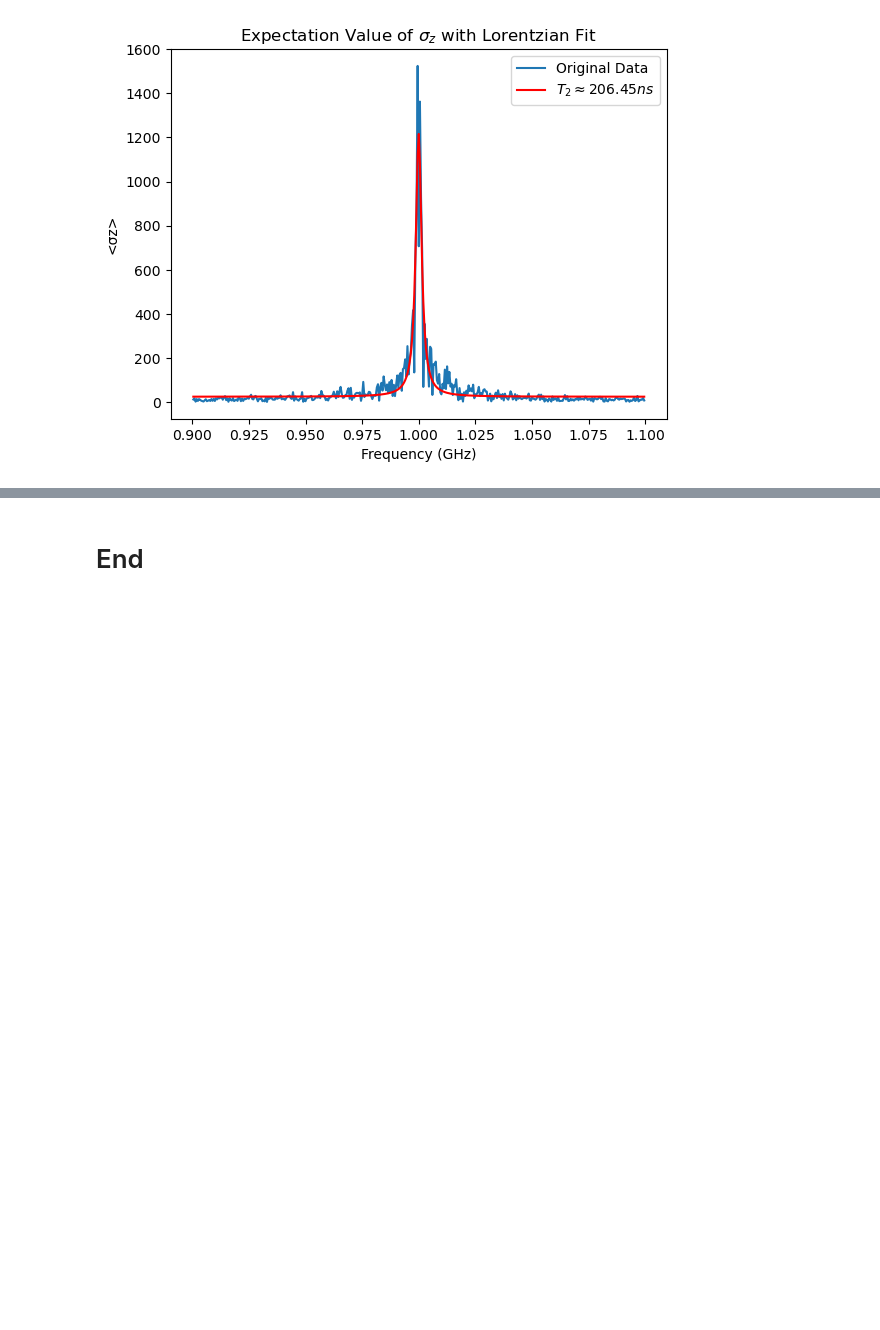
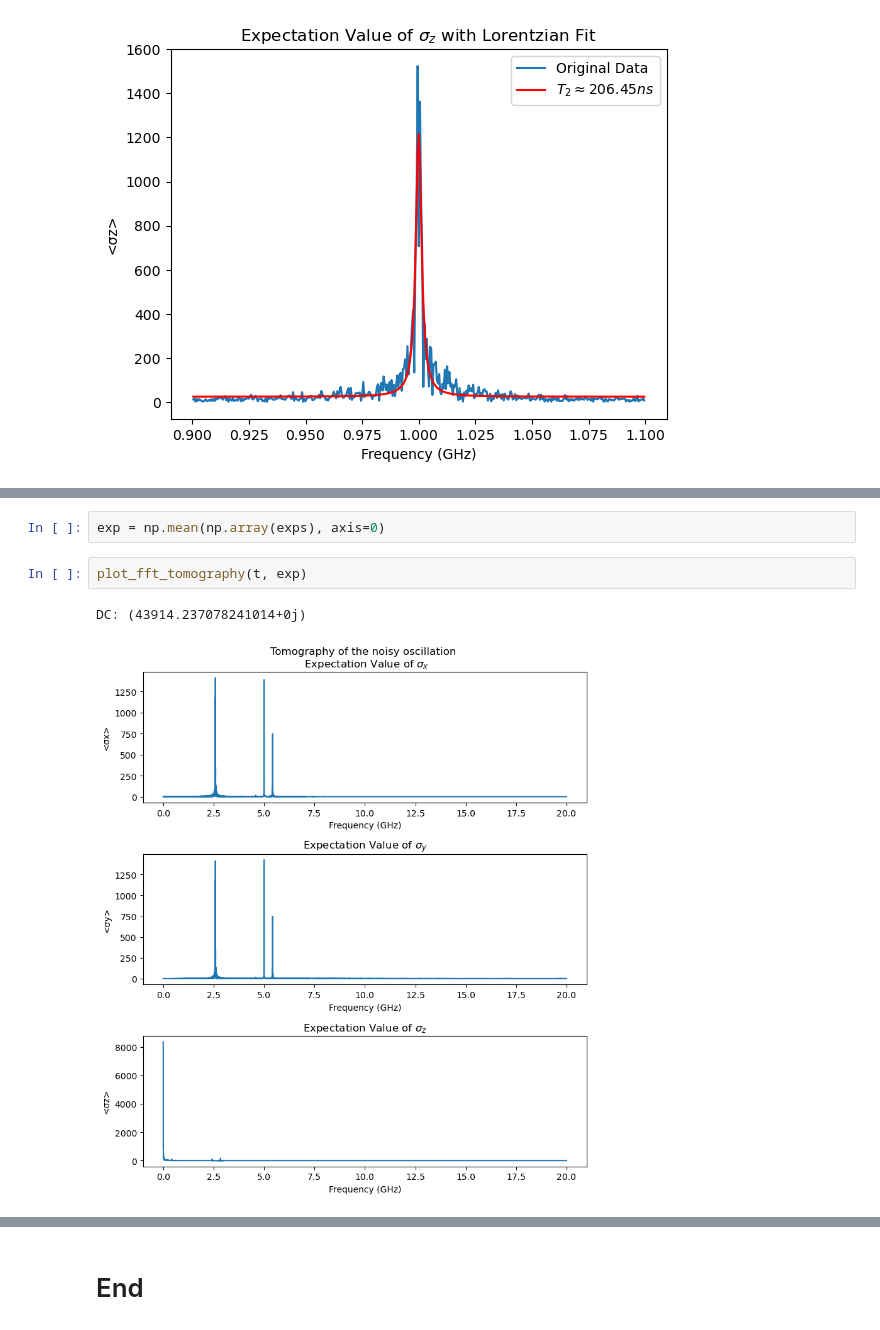
Before and after one commit to Danielgb23/superconducting_qubit_3, a Jupyter notebook: qubit_tls_white_noise.ipynb, the cells around one changed output, grey strips where cells are left out. Saved outputs shown, nothing was run; the diff lists cells and outputs as text; blank space fills up the shorter version.

```diff
--- a/qubit_tls_white_noise.ipynb
+++ b/qubit_tls_white_noise.ipynb
@@ -787,0 +887,7 @@ Fitted f0 1.00 GHz
+# %%
+exp = np.mean(np.array(exps), axis=0)
+# %%
+plot_fft_tomography(t, exp)
+# %% [output]
+DC: (43914.237078241014+0j)
+[figure, added]
```
Also changed, not shown: parts of 14 cells of this notebook, 10 other files.
